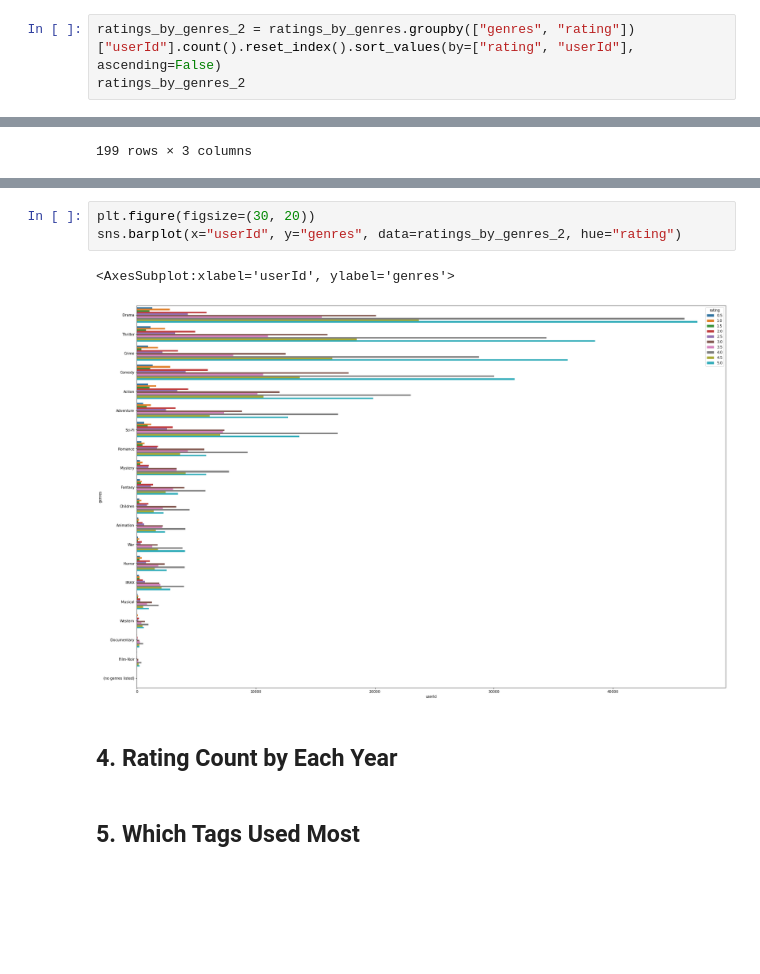
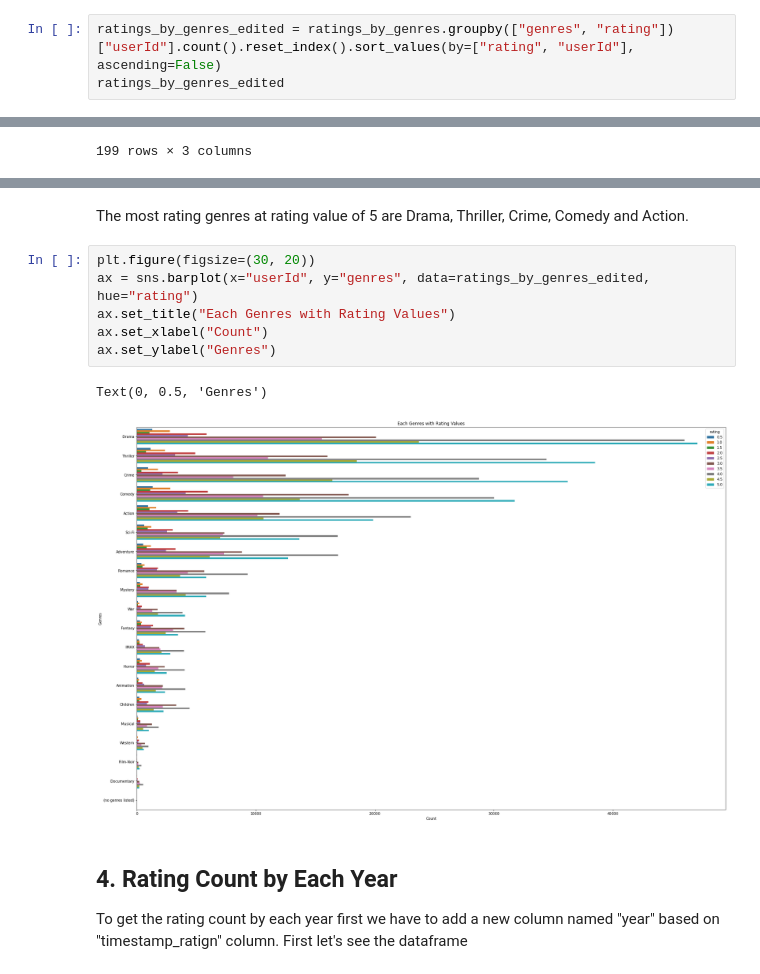
Before and after one commit to ekarbeyaz/movie-rankings-data-manipulation, a Jupyter notebook: Script - Movies.ipynb, the cells around one changed output, grey strips where cells are left out. Cells and saved outputs as stored; diff of their text form; blank space fills up the shorter version.

```diff
--- a/Script - Movies.ipynb
+++ b/Script - Movies.ipynb
@@ -506,6 +510,6 @@ print(len(ratings_by_genres["genres"].unique()))
 # %%
-ratings_by_genres_2 = ratings_by_genres.groupby(["genres", "rating"])["userId"].count().reset_index().sort_values(by=["rating", "userId"], ascending=False)
-ratings_by_genres_2
+ratings_by_genres_edited = ratings_by_genres.groupby(["genres", "rating"])["userId"].count().reset_index().sort_values(by=["rating", "userId"], ascending=False)
+ratings_by_genres_edited
 # %% [output]
 |  | genres | rating | userId |
 | 88 | Drama | 5.0 | 47131 |
@@ -586,10 +602,14 @@ Text(0, 0.5, 'Genres')
+# %% [markdown]
+The most rating genres at rating value of 5 are Drama, Thriller, Crime, Comedy and Action.
 # %%
 plt.figure(figsize=(30, 20))
-sns.barplot(x="userId", y="genres", data=ratings_by_genres_2, hue="rating")
+ax = sns.barplot(x="userId", y="genres", data=ratings_by_genres_edited, hue="rating")
+ax.set_title("Each Genres with Rating Values")
+ax.set_xlabel("Count")
+ax.set_ylabel("Genres")
 # %% [output]
-<AxesSubplot:xlabel='userId', ylabel='genres'>
+Text(0, 0.5, 'Genres')
-[figure, old version]
+[figure, new version]
-# %% [markdown]
-## 4. Rating Count by Each Year
-# %% [markdown]
-## 5. Which Tags Used Most
+# %% [markdown]
+## 4. Rating Count by Each Year
+To get the rating count by each year first we have to add a new column named "year" based on "timestamp_ratign" column. First let's see the dataframe
```
Also changed, not shown: parts of 34 cells of this notebook.
